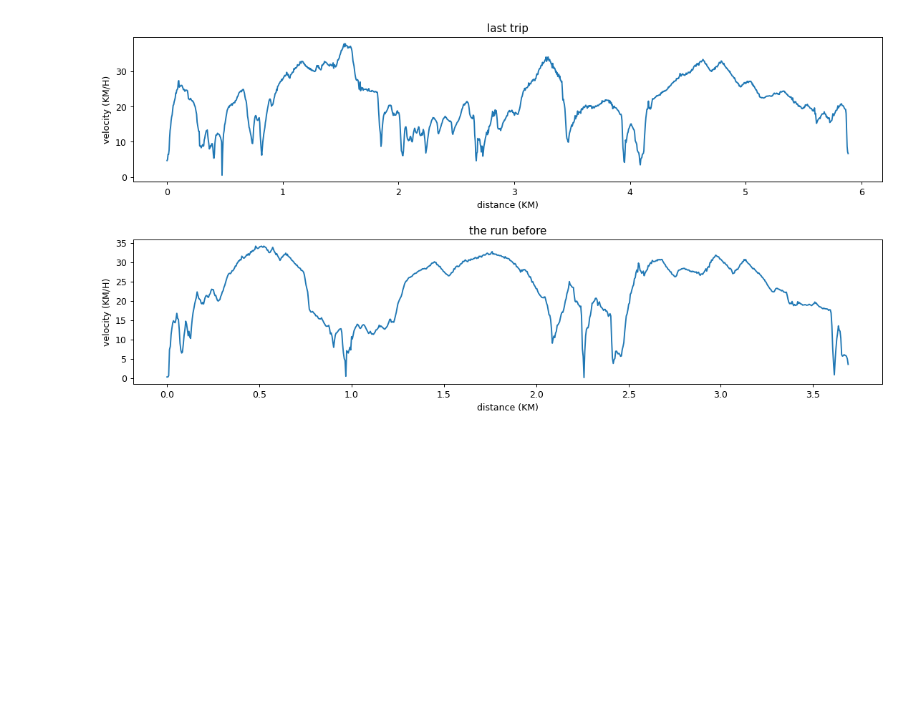
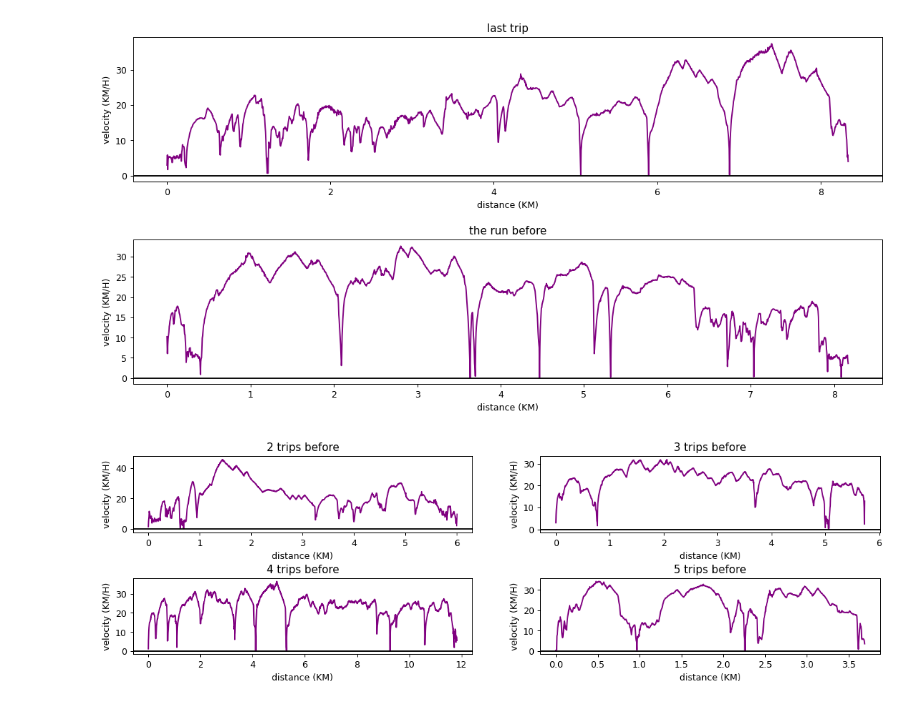
Before and after one commit to mircea-mihail/bike-system, a Jupyter notebook: scripts-and-misc/dataHandling/dataHandling.ipynb, the cells around one changed output. Saved outputs shown, nothing was run; the diff lists cells and outputs as text; code cells hidden in the pictures; blank space fills up the shorter version.

```diff
--- a/scripts-and-misc/dataHandling/dataHandling.ipynb
+++ b/scripts-and-misc/dataHandling/dataHandling.ipynb
@@ -60,8 +141,7 @@ BIKE_WHEEL_PERIMETER_MM = BIKE_WHEEL_DIAMETER_MM * 2 * np.pi
 # %%
 # run this to plot:
-#   * the latest trip speed evolution
-#   * the last 2 trips overlapped (to the destination and on the way back)
-#   * past 10 trips overlapped (maybe spot a trend)
+#   * the latest two trips speed evolution (big picture)
+#   * 4 other trips speed evolution before them
 
 FIGURE_COLS = 1
 FIGURE_ROWS = 2
@@ -69,35 +149,60 @@ FIGURE_ROWS = 2
 PAST_TRIPS_TO_SHOW = 5
 
 TRIP_TO_SHOW = 2
 
 tripFiles = os.listdir(TRIP_SAVE_LOCATION)
 tripFiles.sort(reverse=True)
 
-figure(figsize=(15, 7), dpi=90)
 
 # big plot of the past two trips followed by small plots of 5 previous trips
+figure(figsize=(15, 7), dpi=90)
 tripCsv = pd.read_csv(TRIP_SAVE_LOCATION + tripFiles[0])
 distanceList = np.linspace(0, len(tripCsv["velocity"]), len(tripCsv["velocity"]))
 distanceList = [distMarker * (BIKE_WHEEL_PERIMETER_MM / MM_TO_KM) for distMarker in distanceList]
 
 plt.subplot(FIGURE_ROWS, FIGURE_COLS, 1)
-plt.plot(distanceList, tripCsv["velocity"])
+plt.plot(distanceList, tripCsv["velocity"], color="purple")
 plt.xlabel("distance (KM)")
 plt.ylabel("velocity (KM/H)")
 plt.title("last trip")
-
+plt.axhline(0, color="black")
 
 tripCsv = pd.read_csv(TRIP_SAVE_LOCATION + tripFiles[1])
 distanceList = np.linspace(0, len(tripCsv["velocity"]), len(tripCsv["velocity"]))
 distanceList = [distMarker * (BIKE_WHEEL_PERIMETER_MM / MM_TO_KM) for distMarker in distanceList]
 
 plt.subplot(FIGURE_ROWS, FIGURE_COLS, 2)
-plt.plot(distanceList, tripCsv["velocity"])
+plt.plot(distanceList, tripCsv["velocity"], color="purple")
 plt.xlabel("distance (KM)")
 plt.ylabel("velocity (KM/H)")
 plt.title("the run before")
+plt.axhline(0, color="black")
 
 plt.subplots_adjust(hspace=0.4)
 plt.show()
+
+
+################# smaller plots
+SUB_FIGURE_COLS = 2
+SUB_FIGURE_ROWS = 2
+
+figure(figsize=(15, 4), dpi=90)
+
+for i in range(0, 4):
+    tripCsv = pd.read_csv(TRIP_SAVE_LOCATION + tripFiles[i + 2])
+    distanceList = np.linspace(0, len(tripCsv["velocity"]), len(tripCsv["velocity"]))
+    distanceList = [distMarker * (BIKE_WHEEL_PERIMETER_MM / MM_TO_KM) for distMarker in distanceList]
+
+    plt.subplot(SUB_FIGURE_ROWS, SUB_FIGURE_COLS, i + 1)
+    plt.plot(distanceList, tripCsv["velocity"], color="purple")
+    plt.xlabel("distance (KM)")
+    plt.ylabel("velocity (KM/H)")
+    plt.title(str(i + 2) + " trips before")
+    plt.axhline(0, color="black")
+
+
+plt.subplots_adjust(hspace=0.6)
+plt.show()
 # %% [output]
-[figure, old version]
+[figure, new version]
+[figure, added]
```
Also changed, not shown: parts of 9 cells of this notebook.
